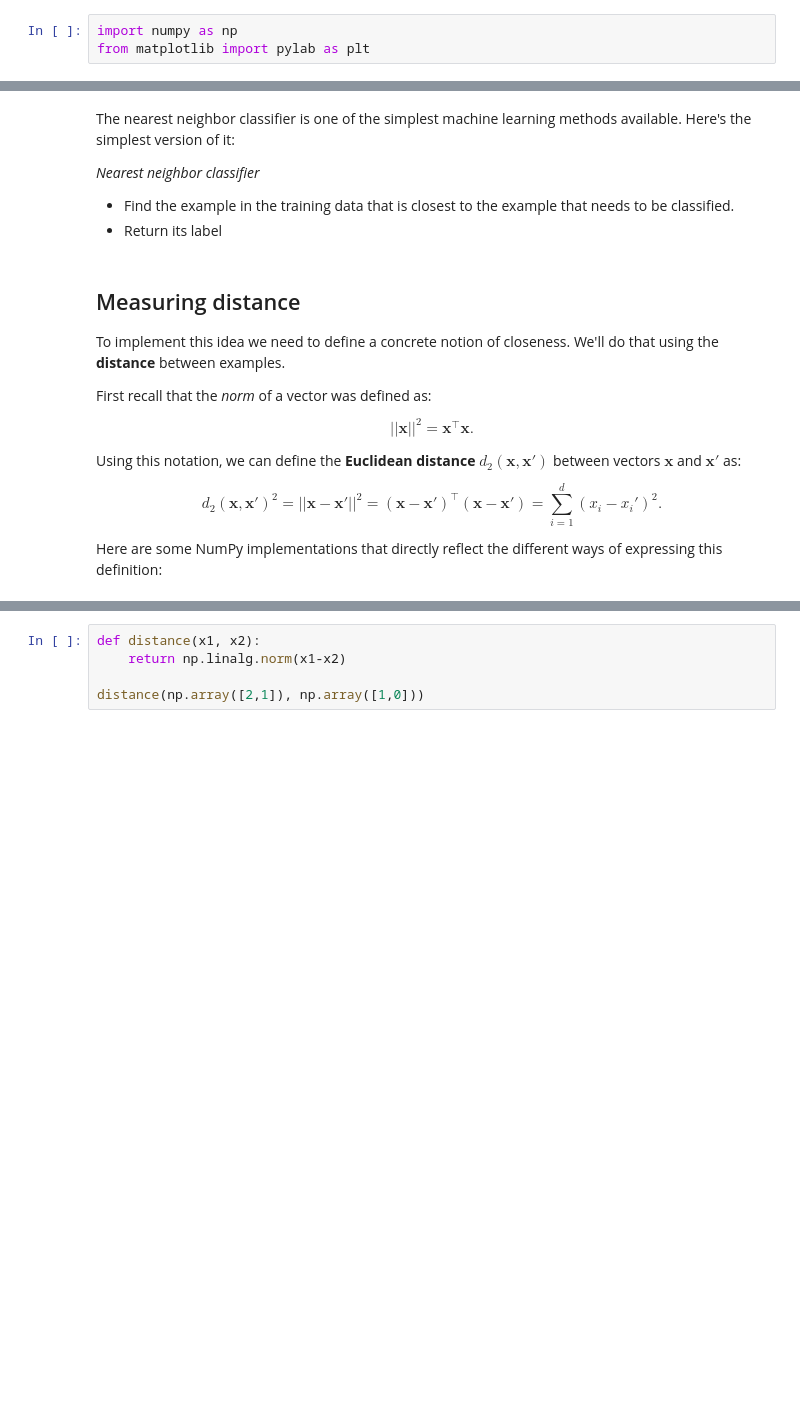
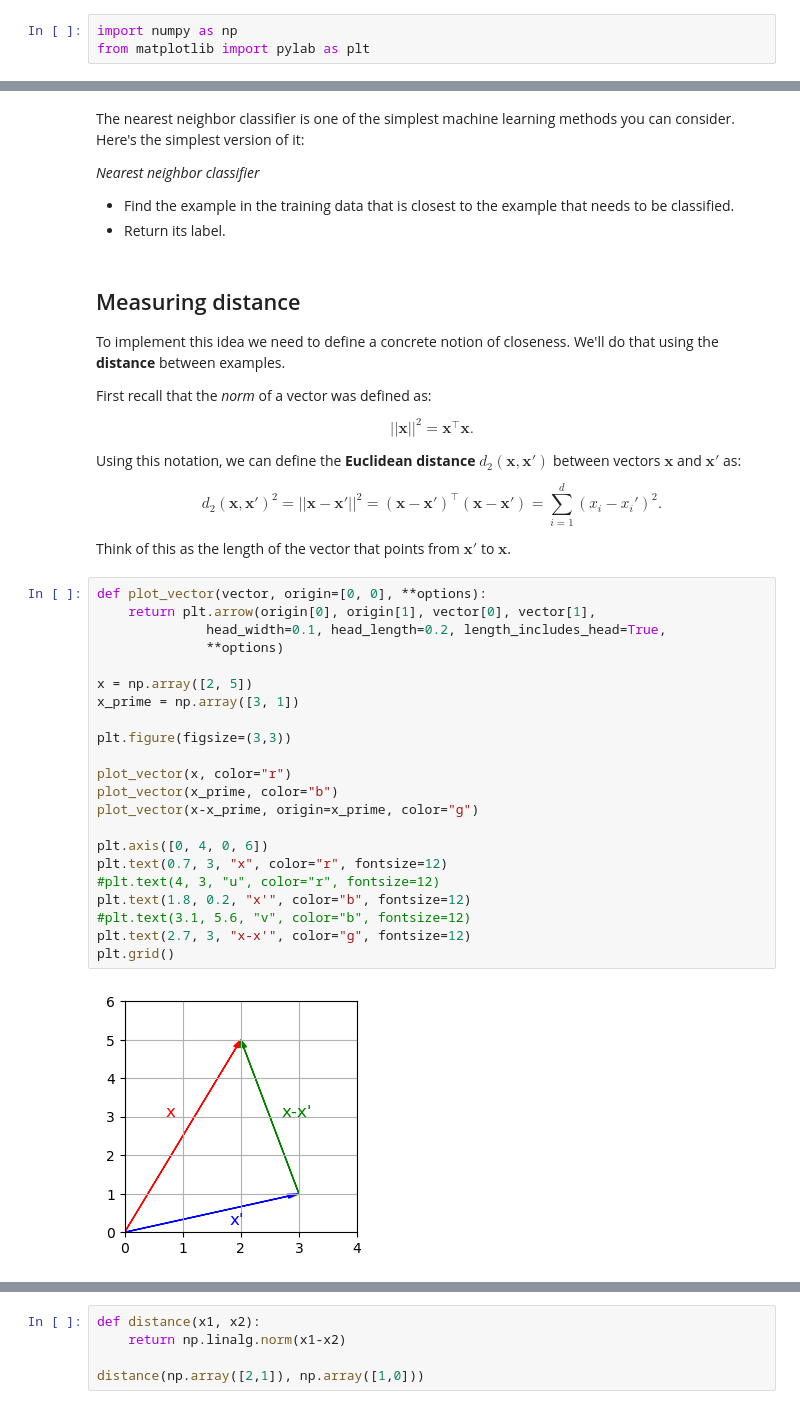
Before and after one commit to asabenhur/CS345, a Jupyter notebook: fall23/notebooks/module02_01_nearest_neighbors.ipynb, the cells around one changed output, grey strips where cells are left out. Saved outputs shown, nothing was run; the diff lists cells and outputs as text; blank space fills up the shorter version.

```diff
--- a/fall23/notebooks/module02_01_nearest_neighbors.ipynb
+++ b/fall23/notebooks/module02_01_nearest_neighbors.ipynb
@@ -16,5 +16,5 @@ from matplotlib import pylab as plt
 # %% [markdown]
-The nearest neighbor classifier is one of the simplest machine learning methods available.
+The nearest neighbor classifier is one of the simplest machine learning methods you can consider.
 Here's the simplest version of it:
 
 
@@ -22,7 +22,7 @@ Here's the simplest version of it:
 
 * Find the example in the training data that is closest to
   the example that needs to be classified.
-* Return its label
+* Return its label.
 # %% [markdown]
 ## Measuring distance
 
@@ -43,4 +43,28 @@ d_2(\mathbf{x}, \mathbf{x}')^2 = ||\mathbf{x} - \mathbf{x}'||^2 =
 \sum_{i=1}^d (x_i - x_i')^2.
 $$
 
-Here are some NumPy implementations that directly reflect the different ways of expressing this definition:
+Think of this as the length of the vector that points from $\mathbf{x}'$ to $\mathbf{x}$.
+# %%
+def plot_vector(vector, origin=[0, 0], **options):
+    return plt.arrow(origin[0], origin[1], vector[0], vector[1],
+              head_width=0.1, head_length=0.2, length_includes_head=True,
+              **options)
+
+x = np.array([2, 5])
+x_prime = np.array([3, 1])
+
+plt.figure(figsize=(3,3))
+
+plot_vector(x, color="r")
+plot_vector(x_prime, color="b")
+plot_vector(x-x_prime, origin=x_prime, color="g")
+
+plt.axis([0, 4, 0, 6])
+plt.text(0.7, 3, "x", color="r", fontsize=12)
+#plt.text(4, 3, "u", color="r", fontsize=12)
+plt.text(1.8, 0.2, "x'", color="b", fontsize=12)
+#plt.text(3.1, 5.6, "v", color="b", fontsize=12)
+plt.text(2.7, 3, "x-x'", color="g", fontsize=12)
+plt.grid()
+# %% [output]
+[figure, added]
```
Also changed, not shown: parts of 26 cells of this notebook.
